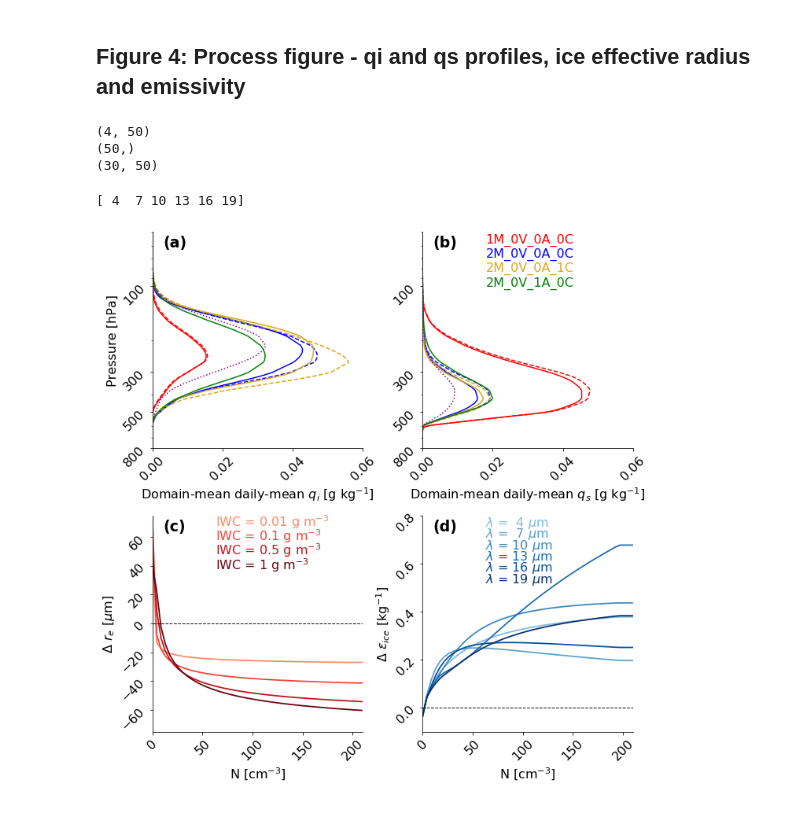
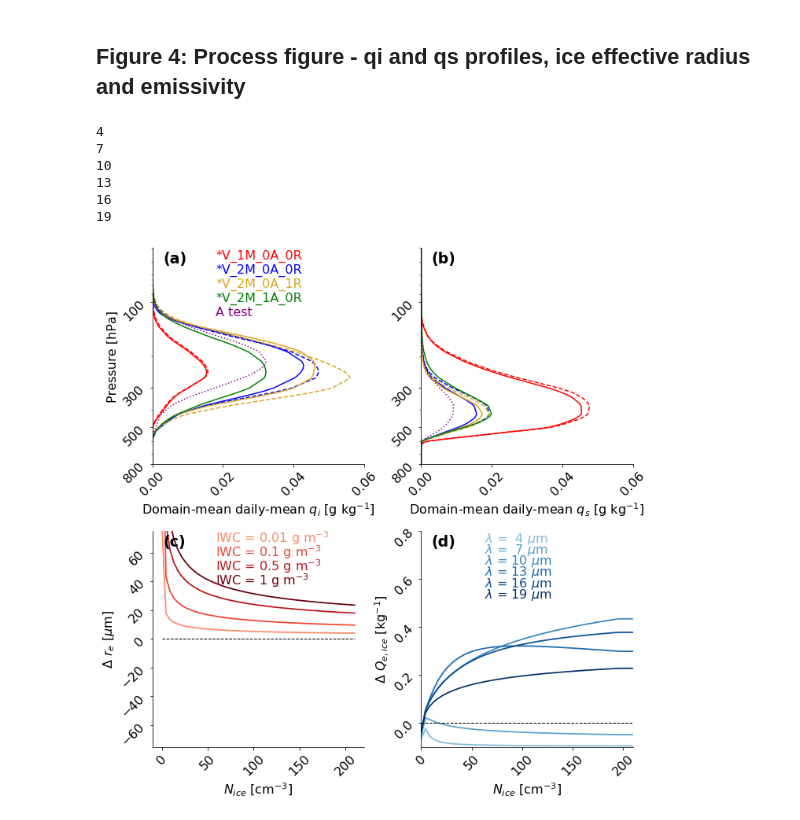
Before and after one commit to sylviasullivan/ice-microp-rad, a Jupyter notebook: Figures_article1.ipynb, the cells around one changed output. Drawn from its saved outputs; the diff is of its cells as text; code cells hidden in the pictures.

```diff
--- a/Figures_article1.ipynb
+++ b/Figures_article1.ipynb
@@ -380,6 +424,0 @@ cubic_interp = interp1d(alt, press*100, kind='cubic')
-# %%
-# Load the simulation heating rate profiles.
-suffix2 = '_PL2'
-sims = ['1mom', 'no2mom', 'novgrid', '2mom', 'radnovgrid', 'rad2mom', 'PDA'] #, 'Atest'
-acronym = ['1M_0V_0A_0R', '', '2M_0V_0A_0R', '', '2M_0V_0A_1R', '', '2M_0V_1A_0R']
-H = np.zeros((len(sims)+3, 2, 120-factor))
@@ -448,15 +489,20 @@ for indx, i in enumerate(iwc):
     re_old[indx] = (a0*i**b0)*np.ones(len(N))
     re_new[indx] = part1*part2*((i/10**3)/(N*10**6))**bgeo*10**6
 # %%
-# Emissivity difference as reff changes
+# Extinction per mass crystal difference as reff changes
 cldopt = xr.open_dataset('/work/bb1018/b380873/rrtm/rrtm_cldopt.nc')
 wavel = cldopt.wavelength
 ri = cldopt.re_crystal
 # 30 wavelengths, 61 effective radii
 kappa = cldopt.extinction_per_mass_crystal
 
+# Which wavelengths to look at?
+wavel_sub = np.arange(4,20,3)
+
 # Generate an interpolation function kappa = f(reff)
-cubic_interp = interp1d(ri, kappa, kind='cubic')
+cubic_interp = []
+for i, wl in enumerate(wavel_sub):
+    cubic_interp.append(interp1d(ri, kappa.values[i], kind='cubic'))
 # %%
 # Look at the effective radii associated with IWC = 0.01 g m-3
 
@@ -470,19 +516,21 @@ r_new[np.argwhere((r_new > np.nanmax(ri)))[:,0]] = np.nanmax(ri)
 r_old[np.argwhere((r_old > np.nanmax(ri)))[:,0]] = np.nanmax(ri)
 
 # Interpolate the r_new and r_old values onto the fixed RRTM kappa = f(reff) function.
-kappa_new_cubic = cubic_interp(r_new)
-kappa_old_cubic = cubic_interp(r_old)
+kappa_new = []
+kappa_old = []
+for ci in cubic_interp:
+    kappa_new.append(ci(r_new))
+    kappa_old.append(ci(r_old))
-# %% [output]
-(4, 50)
-(50,)
-(30, 50)
 # %%
 fs = 16
 fig, ax = plt.subplots(nrows=2,ncols=2,figsize=(10,10))
 for j, ice, snow, a in zip(np.arange(len(sims)), QI, QS, acronym):
     ax[0,0].plot(ice*1000, pl/100, ls = stil[j], color=farbe[j])
     ax[0,1].plot(snow*1000, pl/100, ls = stil[j], color=farbe[j])
-    ax[0,1].text(0.3, 0.95-j*0.033, a, color=farbe[j], fontsize=fs, transform=ax[0,1].transAxes)
+    if a != 'A test':
+        ax[0,0].text(0.3, 0.95-j*0.033, a, color=farbe[j], fontsize=fs, transform=ax[0,0].transAxes)
+    else:
+        ax[0,0].text(0.3, 0.95-(j+1)*0.033, a, color=farbe[j], fontsize=fs, transform=ax[0,0].transAxes)
 
 ax[0,0].set_xlim([0,0.06])
 ax[0,0].set_xlabel(r'Domain-mean daily-mean $q_i$ [g kg$^{-1}$]',fontsize=fs)
@@ -490,40 +538,47 @@ ax[0,0].text(0.05,0.93,'(a)',fontsize=fs+3,weight='bold',transform=ax[0,0].trans
 sexy_axes2(ax[0,0], fs, True)
 
 ax[0,1].set_xlim([0,0.06])
 ax[0,1].set_xlabel(r'Domain-mean daily-mean $q_s$ [g kg$^{-1}$]',fontsize=fs)
 ax[0,1].text(0.05,0.93,'(b)',fontsize=fs+3,weight='bold',transform=ax[0,1].transAxes)
 sexy_axes2(ax[0,1], fs, False)
 
 cmapz = cm.Reds(np.linspace(0,1,6))
 for i in np.arange(4):
-    ax[1,0].plot(N,re_new[i] - re_old[i], linewidth=1.75, color=cmapz[i+2])
+    ax[1,0].plot(N,re_new[i], linewidth=1.75, color=cmapz[i+2])
+    #ax[1,0].plot(N,re_old[i],linewidth=1.75,linestyle='--',color=cmapz[i+2])
     ax[1,0].text(0.3,0.95-i*0.066, 'IWC = '+str(iwc[i]) + ' g m$^{-3}$', color=cmapz[i+2],
                 transform=ax[1,0].transAxes, fontsize=fs)
 ax[1,0].plot([0,210],[0,0],linewidth=1,linestyle='--',color='k')
-ax[1,0].set_xlim([0,210])
+#ax[1,0].set_xlim([0,210])
 ax[1,0].set_ylim([-75,75])
-ax[1,0].set_xlabel(r'N [cm$^{-3}$]',fontsize=fs)
+ax[1,0].set_xlabel(r'$N_{ice}$ [cm$^{-3}$]',fontsize=fs)
 ax[1,0].set_ylabel('$\Delta$ $r_e$ [$\mu$m]',fontsize=fs)
 ax[1,0].text(0.05,0.93,'(c)',fontsize=fs+3,weight='bold',transform=ax[1,0].transAxes)
 sexy_axes(ax[1,0],fs)
 
-wavel_sub = np.arange(4,20,3)
 cmapz = cm.Blues(np.linspace(0,1,len(wavel_sub)+4))
 for i, wl in enumerate(wavel_sub):
-    ax[1,1].plot(N, kappa_new_cubic[wl] - kappa_old_cubic[wl], linewidth=1.75, color=cmapz[i+4])
+    print(wl)
+    ax[1,1].plot(N, kappa_new[i]-kappa_old[i], linewidth=1.75, color=cmapz[i+4])
+    #ax[1,1].plot(N, kappa_old[i], linestyle='--', linewidth=1.75, color=cmapz[i+4])
     ax[1,1].text(0.3,0.95-i*0.052, r'$\lambda$ =' + '{0:3.0f}'.format(wl)+r' $\mu$m', color=cmapz[i+4],
                 transform=ax[1,1].transAxes, fontsize=fs)
 
 ax[1,1].plot([0,210],[0,0],linewidth=1,linestyle='--',color='k')
 ax[1,1].set_xlim([0,210])
 ax[1,1].set_ylim([-0.1,0.8])
-ax[1,1].set_xlabel(r'N [cm$^{-3}$]',fontsize=fs)
-ax[1,1].set_ylabel('$\Delta$ $\epsilon_{ice}$ [kg$^{-1}$]',fontsize=fs)
+ax[1,1].set_xlabel(r'$N_{ice}$ [cm$^{-3}$]',fontsize=fs)
+ax[1,1].set_ylabel(r'$\Delta$ $Q_{e, ice}$ [kg$^{-1}$]',fontsize=fs)
 ax[1,1].text(0.05,0.93,'(d)',fontsize=fs+3,weight='bold',transform=ax[1,1].transAxes)
 sexy_axes(ax[1,1],fs)
 
 fig.tight_layout()
-#fig.savefig('./output/1-qi-qs-reff-emiss.pdf',bbox_inches='tight')
+#fig.savefig('./output/2-qi-qs-reff-emiss.pdf',bbox_inches='tight')
 # %% [output]
-[ 4  7 10 13 16 19]
+4
+7
+10
+13
+16
+19
-[figure, old version]
+[figure, new version]
```
Also changed, not shown: parts of 22 cells of this notebook.
